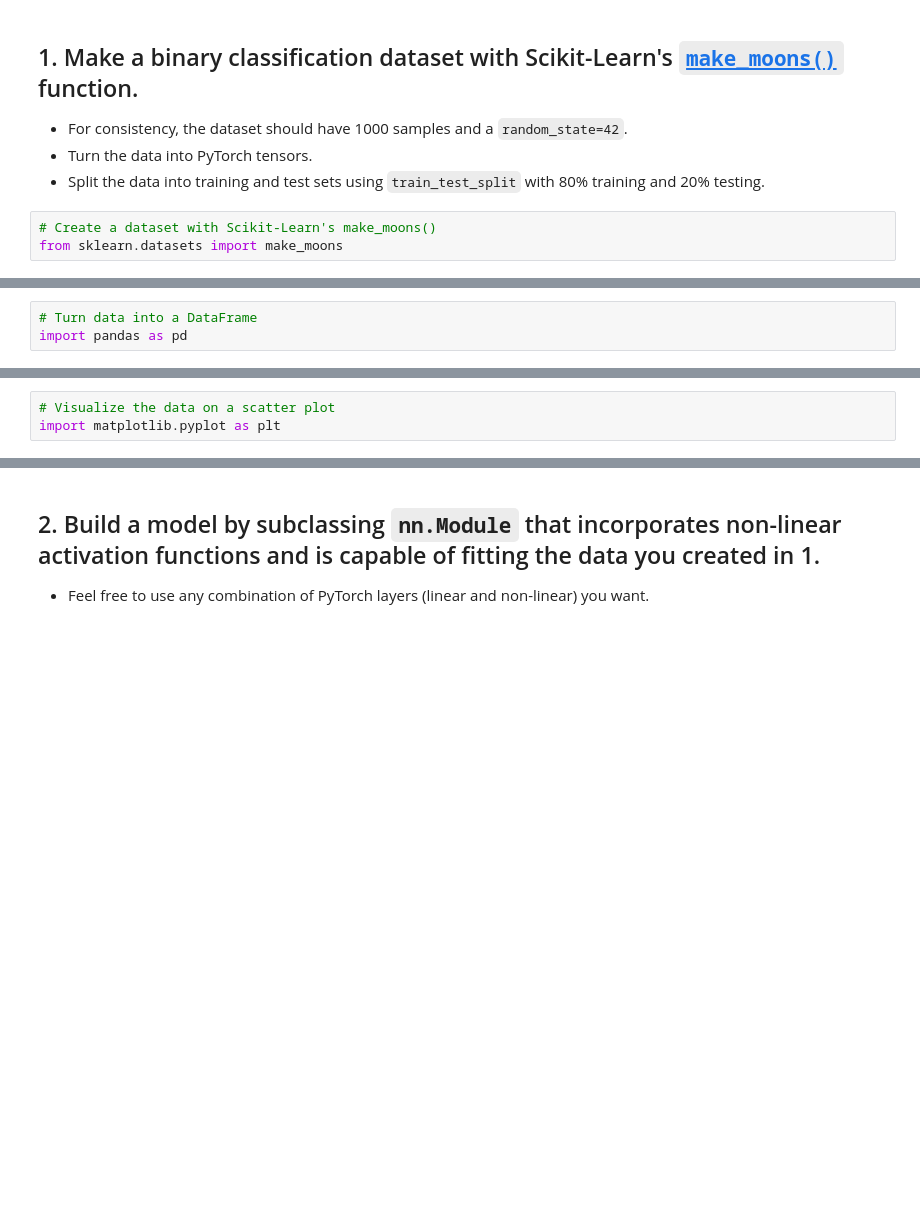
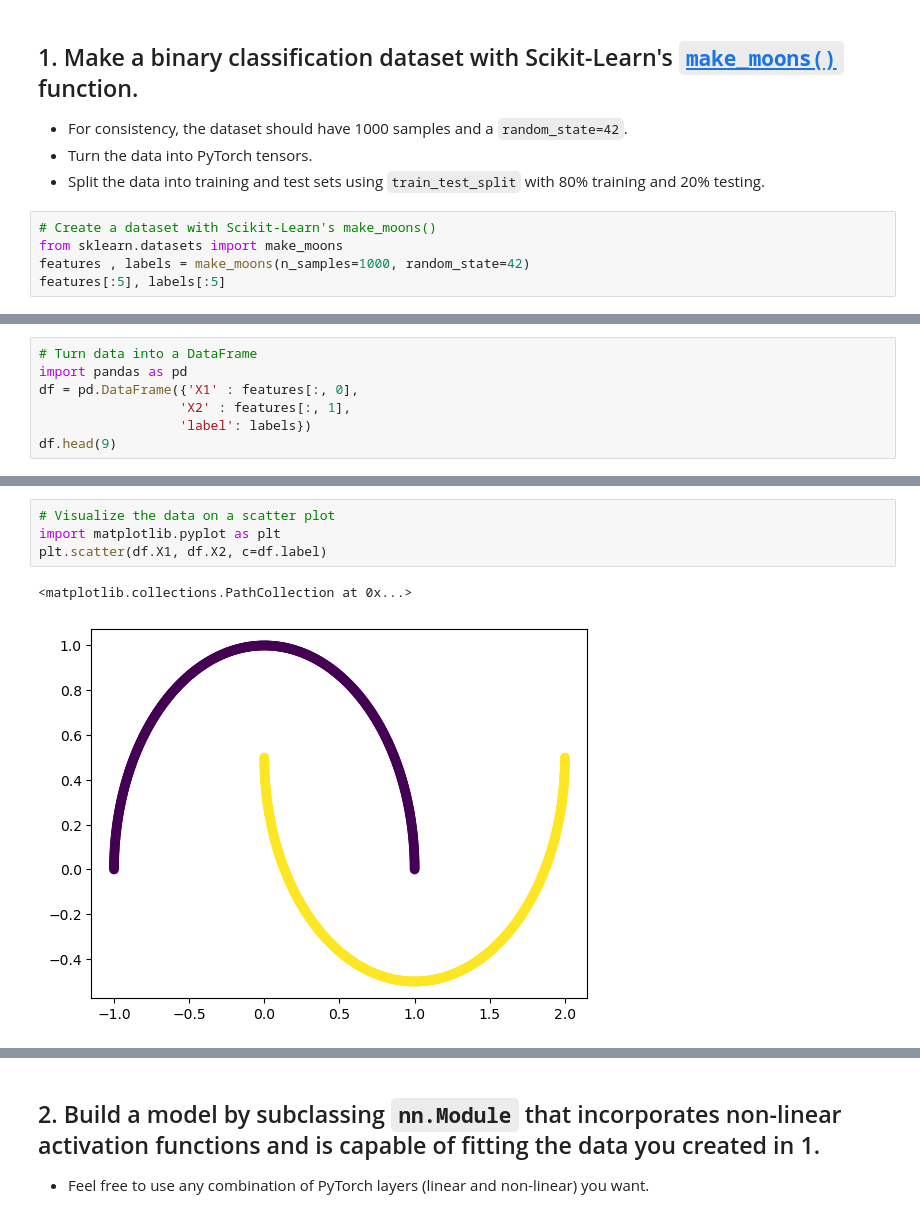
Before and after one commit to amulyaprasanth/ztm-pytorch, a Jupyter notebook: exercises/02_pytorch_classification_exercises.ipynb, the cells around one changed output, grey strips where cells are left out. Cells and saved outputs as stored; diff of their text form; blank space fills up the shorter version.

```diff
--- a/exercises/02_pytorch_classification_exercises.ipynb
+++ b/exercises/02_pytorch_classification_exercises.ipynb
@@ -33,3 +33,5 @@ cuda
 # %%
 # Create a dataset with Scikit-Learn's make_moons()
 from sklearn.datasets import make_moons
+features , labels = make_moons(n_samples=1000, random_state=42)
+features[:5], labels[:5]
@@ -36,3 +45,7 @@ from sklearn.datasets import make_moons
 # %%
 # Turn data into a DataFrame
 import pandas as pd
+df = pd.DataFrame({'X1' : features[:, 0],
+                  'X2' : features[:, 1],
+                  'label': labels})
+df.head(9)
@@ -39,5 +63,9 @@ import pandas as pd
 # %%
 # Visualize the data on a scatter plot
 import matplotlib.pyplot as plt
+plt.scatter(df.X1, df.X2, c=df.label)
+# %% [output]
+<matplotlib.collections.PathCollection at 0x...>
+[figure, added]
 # %%
 # Turn data into tensors of dtype float
```
Also changed, not shown: parts of 24 cells of this notebook, 2 other files.
